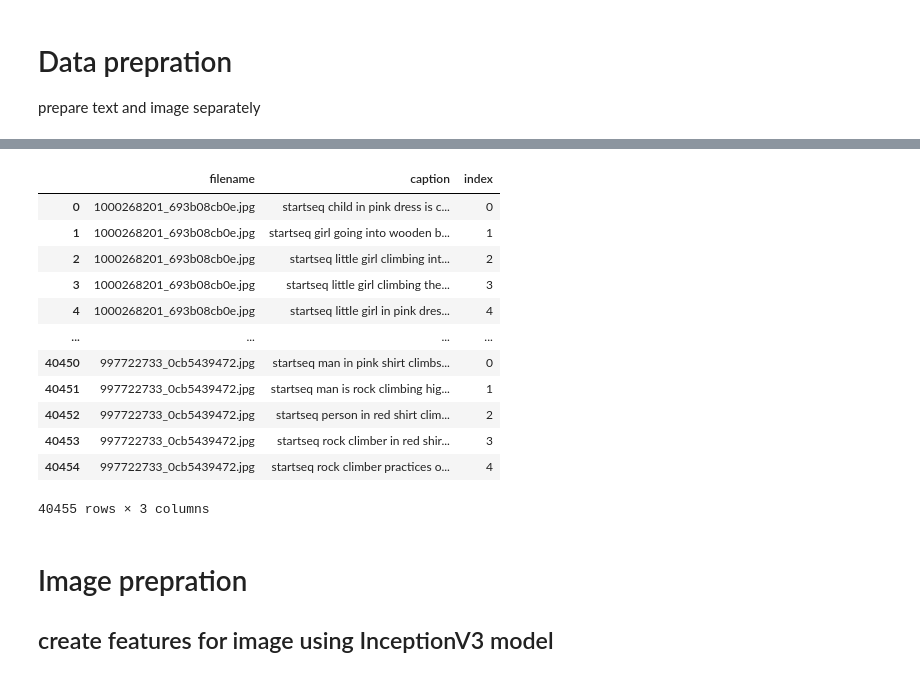
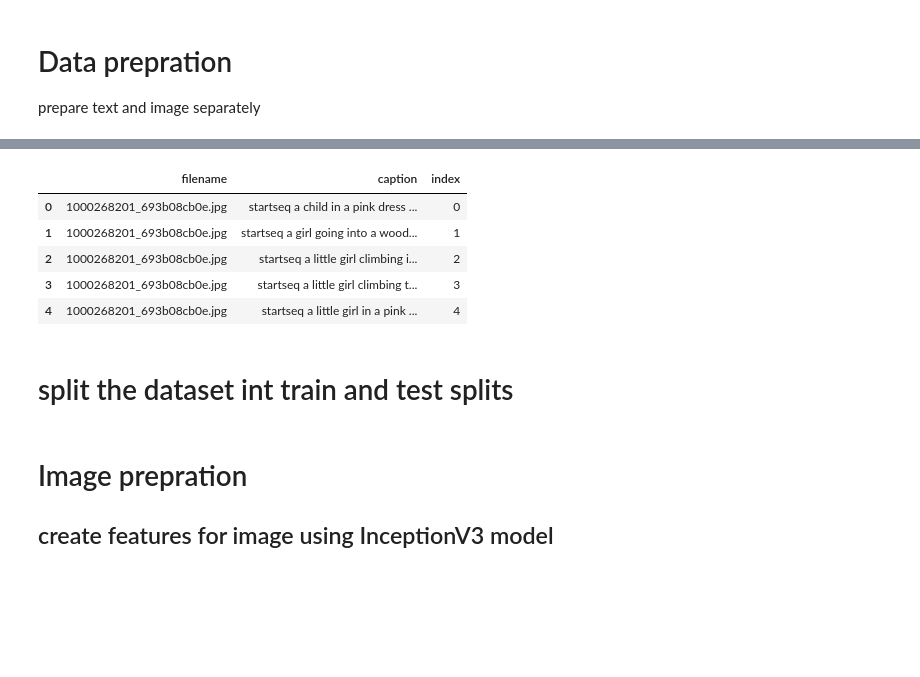
Before and after one commit to Delaunay-I/image_cap_generator, a Jupyter notebook: caption_generator.ipynb, the cells around one changed output, grey strips where cells are left out. Saved outputs shown, nothing was run; the diff lists cells and outputs as text; code cells hidden in the pictures; blank space fills up the shorter version.

```diff
--- a/caption_generator.ipynb
+++ b/caption_generator.ipynb
@@ -81,27 +78,0 @@ Counter({5: 8091})
-# %%
-from tensorflow.keras.utils import load_img, img_to_array
-
-npic = 5
-npix = 299
-target_size = (npix,npix,3)
-
-count = 1
-fig = plt.figure(figsize=(10,20))
-for jpgfnm in uni_filenames[:npic]:
-    filename = dir_Flickr_jpg + '/' + jpgfnm
-    captions = list(df_txt["caption"].loc[df_txt["filename"]==jpgfnm].values)
-    image_load = load_img(filename, target_size=target_size)
-
-    ax = fig.add_subplot(npic,2,count,xticks=[],yticks=[])
-    ax.imshow(image_load)
-    count += 1
-
-    ax = fig.add_subplot(npic,2,count)
-    plt.axis('off')
-    ax.plot()
-    ax.set_xlim(0,1)
-    ax.set_ylim(0,len(captions))
-    for i, caption in enumerate(captions):
-        ax.text(0,i,caption,fontsize=20)
-    count += 1
-plt.show()
@@ -205,11 +81,0 @@ Remove words with numeric values..
-# %%
-def text_clean(text_original):
-    text = remove_punctuation(text_original)
-    text = remove_single_character(text)
-    text = remove_numeric(text)
-    return(text)
-
-
-for i, caption in enumerate(df_txt.caption.values):
-    newcaption = text_clean(caption)
-    df_txt["caption"].iloc[i] = newcaption
@@ -291,28 +82,20 @@ Vocabulary Size: 8763
 # %%
 from copy import copy
 def add_start_end_seq_token(captions):
     caps = []
     for txt in captions:
         txt = 'startseq ' + txt + ' endseq'
         caps.append(txt)
     return(caps)
-df_txt0 = copy(df_txt)
-df_txt0["caption"] = add_start_end_seq_token(df_txt["caption"])
-df_txt0.head(5)
-del df_txt
+
+df_txt["caption"] = add_start_end_seq_token(df_txt["caption"])
+df_txt.head(5)
+# %% [output]
+|  | filename | caption | index |
+| 0 | 1000268201_693b08cb0e.jpg | startseq a child in a pink dress ... | 0 |
+| 1 | 1000268201_693b08cb0e.jpg | startseq a girl going into a wood... | 1 |
+| 2 | 1000268201_693b08cb0e.jpg | startseq a little girl climbing i... | 2 |
+| 3 | 1000268201_693b08cb0e.jpg | startseq a little girl climbing t... | 3 |
+| 4 | 1000268201_693b08cb0e.jpg | startseq a little girl in a pink ... | 4 |
-# %%
-df_txt0
-# %% [output]
-|  | filename | caption | index |
-| 0 | 1000268201_693b08cb0e.jpg | startseq child in pink dress is c... | 0 |
-| 1 | 1000268201_693b08cb0e.jpg | startseq girl going into wooden b... | 1 |
-| 2 | 1000268201_693b08cb0e.jpg | startseq little girl climbing int... | 2 |
-| 3 | 1000268201_693b08cb0e.jpg | startseq little girl climbing the... | 3 |
-| 4 | 1000268201_693b08cb0e.jpg | startseq little girl in pink dres... | 4 |
-| ... | ... | ... | ... |
-| 40450 | 997722733_0cb5439472.jpg | startseq man in pink shirt climbs... | 0 |
-| 40451 | 997722733_0cb5439472.jpg | startseq man is rock climbing hig... | 1 |
-| 40452 | 997722733_0cb5439472.jpg | startseq person in red shirt clim... | 2 |
-| 40453 | 997722733_0cb5439472.jpg | startseq rock climber in red shir... | 3 |
-| 40454 | 997722733_0cb5439472.jpg | startseq rock climber practices o... | 4 |
-40455 rows × 3 columns
+# %% [markdown]
+# split the dataset int train and test splits
```
Also changed, not shown: parts of 28 cells of this notebook.
